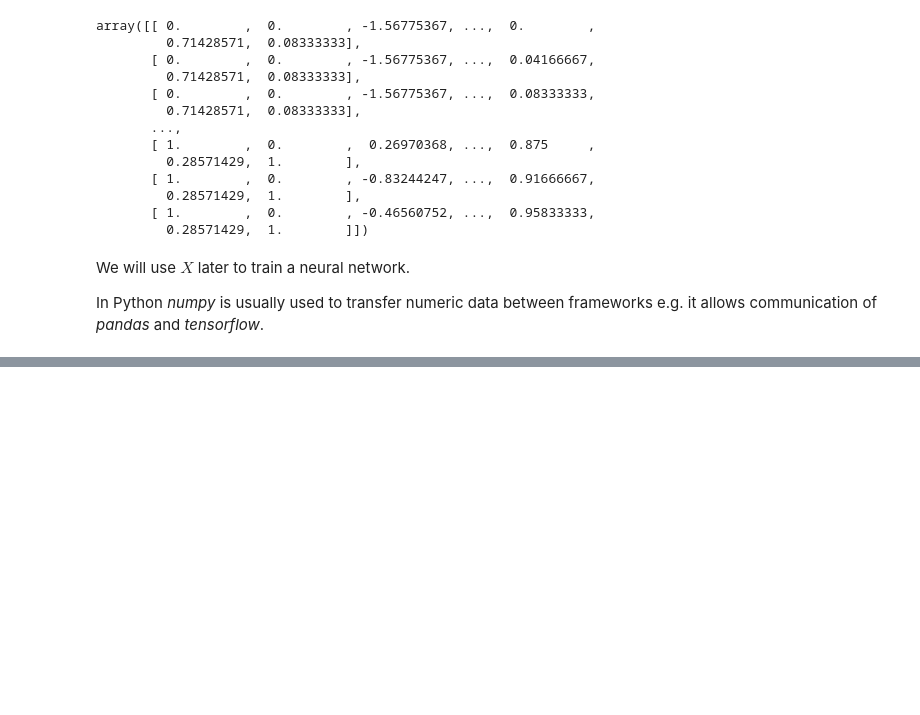
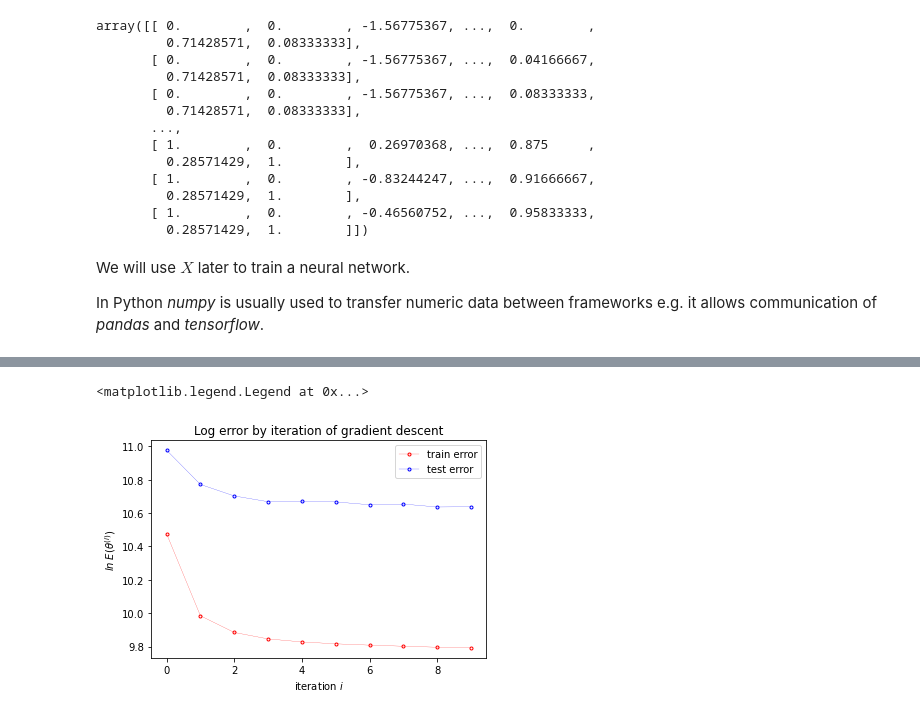
Before and after one commit to mslehre/KI-Block, a Jupyter notebook: exercises/solutions/es1-ex1_sol.ipynb, the cells around one changed output, grey strips where cells are left out. Drawn from its saved outputs; the diff is of its cells as text; code cells hidden in the pictures; blank space fills up the shorter version.

```diff
--- a/exercises/solutions/es1-ex1_sol.ipynb
+++ b/exercises/solutions/es1-ex1_sol.ipynb
@@ -22,7 +22,7 @@ import numpy as np
 # %% [markdown]
 In the cell below, read the data file as a pandas dataframe called ``df``. Take care to handle the header line of the file correctly and use the right delimiter/separator.
 # %%
-df = pd.read_csv("bikes-summerdays-full.csv", sep = ";") #YOUR TASK: choose a correct separator with the "sep" argument
+df = pd.read_csv("../bikes-summerdays-full.csv", sep = ";") #YOUR TASK: choose a correct separator with the "sep" argument
 # %% [markdown]
 Print the following things:
 - What is the shape of the dataframe?
@@ -161,7 +176,8 @@ array([[ 0.        ,  0.        , -1.56775367, ...,  0.        ,
 #save X to a (binary) file and use it later in another notebook
 np.save("X", X)
 #for convenience, also save y
-np.save("y", df["count"])
+y = df["count"]
+np.save("y", y)
 # %% [markdown]
 We will use $X$ later to train a neural network.
 
@@ -168,0 +191,15 @@ In Python *numpy* is usually used to transfer numeric data between frameworks e.
+# %%
+#construct the model which is just ja single Dense layer with 1 output unit
+model = tf.keras.Sequential()
+model.add(tf.keras.layers.Dense(units = 1))
+
+#here we use the popular Adam optimizer (a variant of stochastic gradient descent)
+#it's typically a very good choice for a broad range of problems
+optimizer = tf.keras.optimizers.Adam(learning_rate = 0.1)
+
+#we compile the model and tell the framework to use mean squared error
+model.compile(optimizer=optimizer, loss="mse")
+
+#fit the model for 10 epochs (i.e. each datapoint is seen 10 times) on 80% of the data
+#test the models performance on the other 20% of the data
+history = model.fit(x=X, y=y, epochs=10, validation_split=0.2)
@@ -168,0 +227,15 @@ In Python *numpy* is usually used to transfer numeric data between frameworks e.
+# %%
+def plot_error(err, label, col="red"):
+    ''' Plot error over time'''
+    plt.plot(np.log(err), 'o-', color=col, linewidth=.2, markersize=3, mfc='none', label=label)
+    plt.title("Log error by iteration of gradient descent")
+    plt.xlabel('iteration '+r'$i$')
+    plt.ylabel(r'$ln \;E(\theta^{(i)})$');
+
+plt.subplots()
+plot_error(history.history["loss"], label="train error")
+plot_error(history.history["val_loss"], col="blue", label="test error")
+plt.legend()
+# %% [output]
+<matplotlib.legend.Legend at 0x...>
+[figure, added]
```
Also changed, not shown: parts of 5 cells of this notebook, 2 other files.
